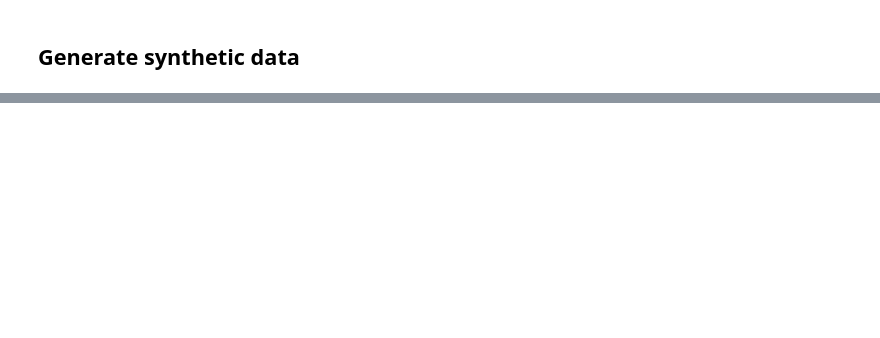
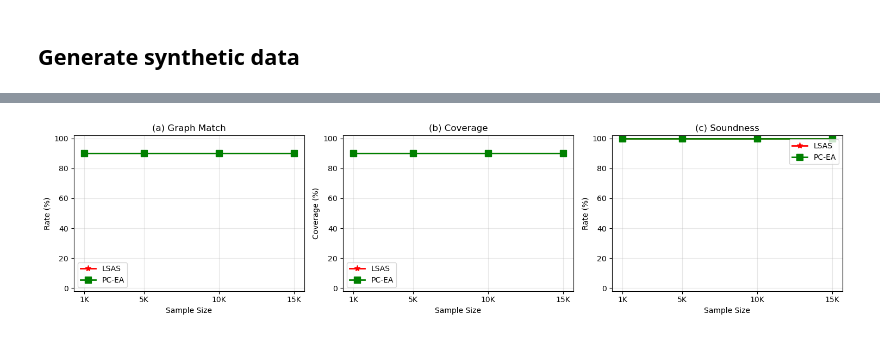
Before and after one commit to fritzwue/LPC-ID, a Jupyter notebook: ea_pc_oracle.ipynb, the cells around one changed output, grey strips where cells are left out. Saved outputs shown, nothing was run; the diff lists cells and outputs as text; code cells hidden in the pictures; blank space fills up the shorter version.

```diff
--- a/ea_pc_oracle.ipynb
+++ b/ea_pc_oracle.ipynb
@@ -886,0 +991,16 @@ plt.show()
+# %%
+decisive_summary = (
+    results[results["is_decisive"]]
+    .groupby(["method", "sample_size"])
+    .agg(
+        soundness=("decision_matches_graph", "mean"),
+        n_decisive=("decision", "size"),
+    )
+    .reset_index()
+)
+
+summary = summary.merge(
+    decisive_summary,
+    on=["method", "sample_size"],
+    how="left"
+)
@@ -886,0 +1074,83 @@ plt.show()
+# %%
+method_styles = {
+    "LSAS": {
+        "color": "red",
+        "marker": "*"
+    },
+    "EHS": {
+        "color": "blue",
+        "marker": "o"
+    },
+    "PC-EA": {
+        "color": "green",
+        "marker": "s"
+    }
+}
+
+fig, axes = plt.subplots(1, 3, figsize=(15, 3.8))
+
+for method in summary["method"].unique():
+    df_method = summary[summary["method"] == method]
+
+    style = method_styles.get(
+        method,
+        {"color": "black", "marker": "o"}
+    )
+
+    # Graph match
+    axes[0].plot(
+        df_method["sample_size"],
+        100 * df_method["graph_match_rate"],
+        marker=style["marker"],
+        color=style["color"],
+        linewidth=2,
+        markersize=8,
+        label=method
+    )
+
+    # Coverage
+    axes[1].plot(
+        df_method["sample_size"],
+        100 * df_method["coverage"],
+        marker=style["marker"],
+        color=style["color"],
+        linewidth=2,
+        markersize=8,
+        label=method
+    )
+
+    # Soundness among decisive outputs
+    axes[2].plot(
+        df_method["sample_size"],
+        100 * df_method["soundness"],
+        marker=style["marker"],
+        color=style["color"],
+        linewidth=2,
+        markersize=8,
+        label=method
+    )
+
+unique_sample_sizes = sorted(summary["sample_size"].unique())
+sample_labels = [str(n) if n < 1000 else f"{n//1000}K" for n in unique_sample_sizes]
+
+for ax in axes:
+    ax.set_xlabel("Sample Size")
+    ax.set_xticks(unique_sample_sizes)
+    ax.set_xticklabels(sample_labels)
+    ax.set_ylim(-2, 102)
+    ax.grid(alpha=0.3)
+    ax.legend()
+
+axes[0].set_ylabel("Rate (%)")
+axes[0].set_title("(a) Graph Match")
+
+axes[1].set_ylabel("Coverage (%)")
+axes[1].set_title("(b) Coverage")
+
+axes[2].set_ylabel("Rate (%)")
+axes[2].set_title("(c) Soundness")
+
+plt.tight_layout()
+plt.show()
+# %% [output]
+[figure, added]
```
Also changed, not shown: parts of 50 cells of this notebook, 6 other files.
